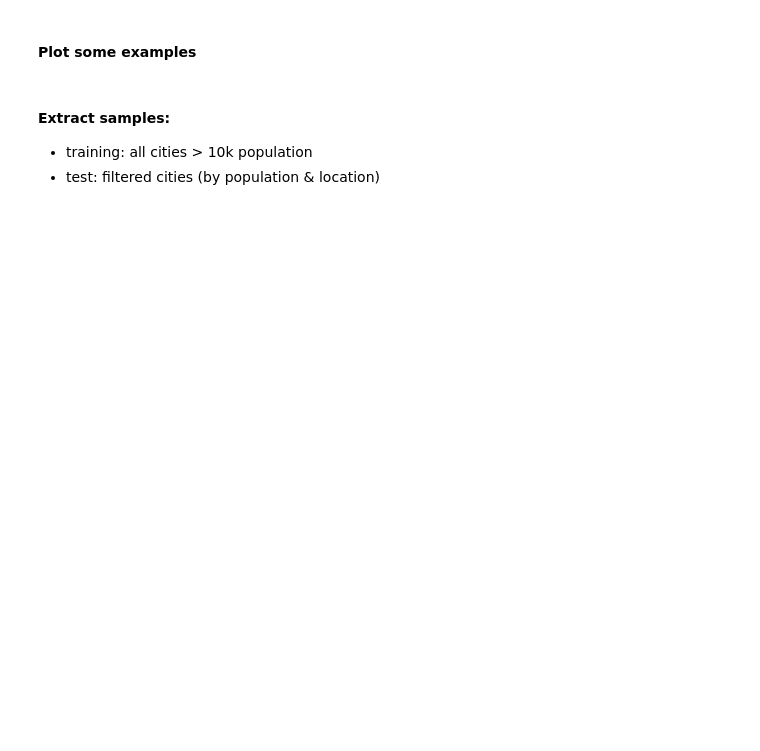
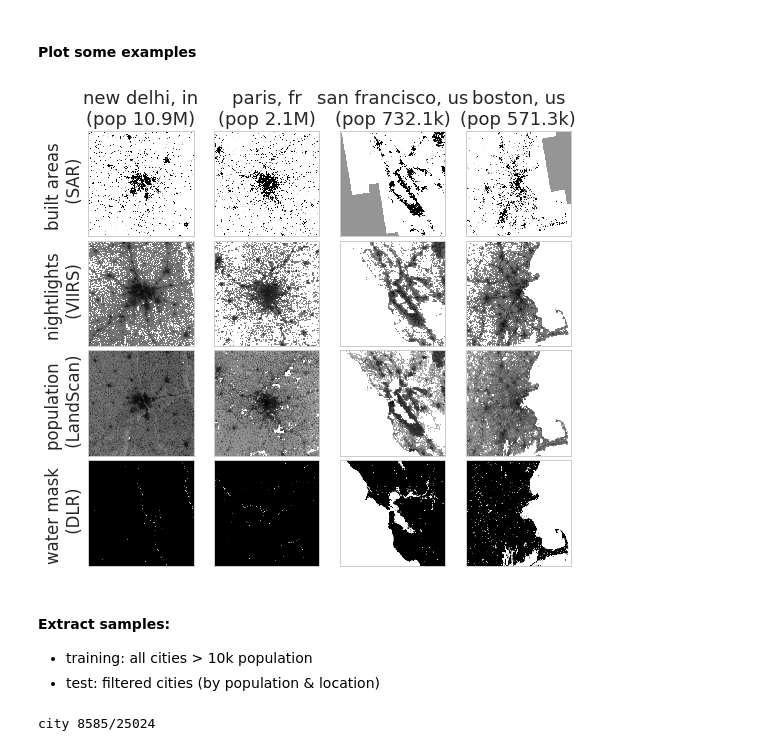
Before and after one commit to adrianalbert/urbanization-patterns, a Jupyter notebook: data-preprocessing/create world cities dataset.ipynb, the cells around one changed output. Drawn from its saved outputs; the diff is of its cells as text; code cells hidden in the pictures; blank space fills up the shorter version.

```diff
--- a/data-preprocessing/create world cities dataset.ipynb
+++ b/data-preprocessing/create world cities dataset.ipynb
@@ -188,0 +215,5 @@ sarImgClient = satimg.SatImage(sarFiles)
+# %%
+# client for SAR built geometry
+wtrPath = "/home/data/world_water_areas/hydro.tif"
+wtrFiles = glob.glob(wtrPath)
+wtrImgClient = satimg.SatImage(wtrFiles)
@@ -227,31 +266,33 @@ smpl_df = cities_df_sel[cities_df_sel['City']\
 # %%
 import matplotlib.gridspec as gridspec
 
 sns.set_context("notebook", font_scale=1.5, rc={"lines.linewidth": 1})
-fig = plt.figure(figsize=(12,8))
+fig = plt.figure(figsize=(9,8))
 gs1 = gridspec.GridSpec(nrow, nimg)
-gs1.update(wspace=0, hspace=0.025) # set the spacing between axes.
+gs1.update(wspace=0.01, hspace=0.04) # set the spacing between axes.
 
 for k,(i,r) in enumerate(smpl_df.iterrows()):
     lat, lon, city, pop, country = r['Latitude'], r['Longitude'], r['City'], r['Population'], r['Country']
     # print city, lat, lon, pop, country
     imgSAR = sarImgClient.get_image_at_location((lat, lon), w=200)
     imgSAR = basic_preprocess(imgSAR, 286)
     imgNLI = nliImgClient.get_image_at_location((lat, lon), w=200)
     imgNLI = basic_preprocess(imgNLI, 286, log=True)
-    imgNLO = nliImgClientOld.get_image_at_location((lat, lon), w=200)
-    imgNLO = basic_preprocess(imgNLO, 286, log=True)
+    imgWTR = wtrImgClient.get_image_at_location((lat, lon), w=200)
+    imgWTR = basic_preprocess(imgWTR, 286)
     imgPOP = popImgClient.get_image_at_location((lat, lon), w=200)
-    imgPOP = basic_preprocess(imgPOP, 286, log=False, scale=False)
+    imgPOP = basic_preprocess(imgPOP, 286, log=True)
     ax0 = plt.subplot(gs1[0,i]); ax0.set_xticks([]); ax0.set_yticks([])
     ax1 = plt.subplot(gs1[1,i]); ax1.set_xticks([]); ax1.set_yticks([])
     ax2 = plt.subplot(gs1[2,i]); ax2.set_xticks([]); ax2.set_yticks([])
     ax3 = plt.subplot(gs1[3,i]); ax3.set_xticks([]); ax3.set_yticks([])
     ax0.imshow(imgSAR,cmap='Greys'); ax0.set_ylabel("built areas \n (SAR)") if i==0 else None
     ax1.imshow(imgNLI,cmap='Greys'); ax1.set_ylabel("nightlights \n (VIIRS)") if i==0 else None
-    ax2.imshow(imgNLO,cmap='Greys'); ax2.set_ylabel("nightlights \n (OLS)") if i==0 else None
-    ax3.imshow(imgPOP,cmap='Greys'); ax3.set_ylabel("population \n (LandScan)") if i==0 else None
+    ax2.imshow(imgPOP,cmap='Greys'); ax2.set_ylabel("population \n (LandScan)") if i==0 else None
+    ax3.imshow(imgWTR,cmap='Greys'); ax3.set_ylabel("water mask \n (DLR)") if i==0 else None
     ax0.set_title(city.replace(" (", "\n("))
+# %% [output]
+[figure, added]
 # %% [markdown]
 #### Extract  samples:
 * training: all cities > 10k population
@@ -262,7 +303,7 @@ res = 286
 
 # training samples
 df = cities_df_all[cities_df_all.Population>10000]
-phase = "urban_areas_over_10kpop_raw"
+phase = "urban_areas_over_10kpop_log"
 
 cur_dir = outPath + "/%s"%(phase)
 if not os.path.exists(cur_dir):
@@ -270,12 +311,10 @@ if not os.path.exists(cur_dir):
 
 from skimage.io import imsave
 
-fig, ax = plt.subplots(1,3, figsize=(12,4))
-
 for i,(idx,r) in enumerate(df.iterrows()):
     imgLat, imgLon = r['Latitude'], r['Longitude']
     city, country = r['City'].replace(" ", "-"), r['Country']
-    popNum, popClass = int(r['Population']), r['class'].replace(" ","-")
+    popNum, popClass = int(r['Population']), r['scale'].replace(" ","-")
 
     clear_output(wait=True)
     print "city %d/%d" % (i, len(df))
@@ -286,15 +325,14 @@ for i,(idx,r) in enumerate(df.iterrows()):
     imgNLI = basic_preprocess(imgNLI, res, log=False, scale=False)
     imgNLO = nliImgClientOld.get_image_at_location((imgLat, imgLon), w=kmScale)
     imgNLO = basic_preprocess(imgNLO, res, log=False, scale=False)
+    imgWTR = wtrImgClient.get_image_at_location((imgLat, imgLon), w=kmScale)
+    imgWTR = basic_preprocess(imgWTR, res, log=False, scale=False)
     imgPOP = popImgClient.get_image_at_location((imgLat, imgLon), w=kmScale)
     imgPOP = basic_preprocess(imgPOP, res, log=False, scale=False)
-    if imgSAR is None or imgNLI is None or imgPOP is None:
+    if imgSAR is None or imgNLI is None or imgPOP is None or imgWTR is None:
         continue
-    if imgNLO is None:
+    if imgWTR is None:
         continue
-
-    # construct water mask (areas restricted to building)
-    imgWTR = (np.abs(imgSAR-128)>1).astype(np.uint8)
 
     # save images to files
     filename = "%s/SAR_%s_%s_%s_%d_%2.4f_%2.4f.tif"%(cur_dir, country, city, popClass, popNum, imgLat, imgLon)
@@ -305,16 +343,7 @@ for i,(idx,r) in enumerate(df.iterrows()):
     imsave(filename, imgNLI)
     filename = "%s/POP_%s_%s_%s_%d_%2.4f_%2.4f.tif"%(cur_dir, country, city, popClass, popNum, imgLat, imgLon)
     imsave(filename, imgPOP)
-    filename = "%s/POP_%s_%s_%s_%d_%2.4f_%2.4f.tif"%(cur_dir, country, city, popClass, popNum, imgLat, imgLon)
-    imsave(filename, imgPOP)
-
-    # display samples every now and then
-    if i % 100 == 0 and imgSAR is not None:
-        sns.set_context("notebook", font_scale=1.5, rc={"lines.linewidth": 1})
-        ax[0].imshow(imgSAR); ax[0].set_title("built areas \n (SAR)")
-        ax[1].imshow(imgNLO); ax[1].set_title("nightlights \n (VIIRS)")
-        ax[2].imshow(imgPOP); ax[2].set_title("population \n (LandScan)")
-        fig.suptitle(city.replace(" (", "\n("), fontsize=20)
-        for a in ax:
-            a.set_xticks([])
-            a.set_yticks([])
+    filename = "%s/WTR_%s_%s_%s_%d_%2.4f_%2.4f.tif"%(cur_dir, country, city, popClass, popNum, imgLat, imgLon)
+    imsave(filename, imgWTR)
+# %% [output]
+city 8585/25024
```
Also changed, not shown: parts of 15 cells of this notebook.
